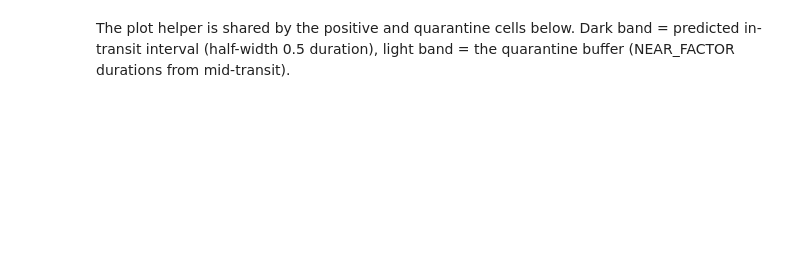
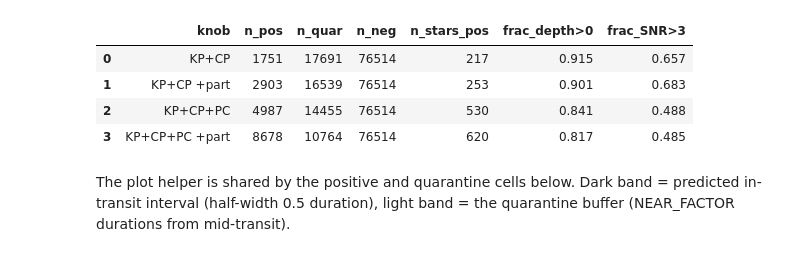
Before and after one commit to BrightonLiu-zZ/Stellar-World-Model, a Jupyter notebook: src/notebooks/transit_window_label_sanity.ipynb, the cells around one changed output. Cells and saved outputs as stored; diff of their text form; code cells hidden in the pictures; blank space fills up the shorter version.

```diff
--- a/src/notebooks/transit_window_label_sanity.ipynb
+++ b/src/notebooks/transit_window_label_sanity.ipynb
@@ -47,3 +91,54 @@ INFO:sanity:indexed 5903 npz across 5903 segments for 813 transit TICs
+# %%
+def _window_depth_snr(times_row, flux_row, toi_rows):
+    """Fold-dip depth (MAD units) + SNR for one 256-window, using the star's TOIs (union in-transit mask).
+    depth = median(out-of-transit flux) - median(in-transit flux); >0 means a dip is present."""
+    t = times_row.astype(np.float64)
+    in_mask = np.zeros(t.shape, dtype=bool)
+    for (P, T0, dur, _disp) in toi_rows:
+        d = dur if np.isfinite(dur) else median_dur
+        phase = np.mod(t - T0 + 0.5 * P, P) - 0.5 * P
+        in_mask |= np.abs(phase) <= 0.5 * d
+    base = ~in_mask
+    if in_mask.sum() < 3 or base.sum() < 10:
+        return np.nan, np.nan
+    depth = float(np.median(flux_row[base]) - np.median(flux_row[in_mask]))
+    noise = 1.4826 * float(np.median(np.abs(flux_row[base] - np.median(flux_row[base]))))
+    snr = depth / (noise / np.sqrt(in_mask.sum())) if noise > 0 else np.nan
+    return depth, snr
+
+
+# depth/SNR is knob-independent per window; compute it once on the loosest knob's positives (a superset
+# of every knob's positives), grouping by segment so each npz loads once, then reuse for all knobs.
+superset = annot[derive_label(annot, {"CP", "KP", "PC"}, True) == 1]
+ds_map = {}
+for (tic, sector, seg_idx), grp in tqdm(superset.groupby(["tic_id", "sector", "seg_idx"]), desc="depth/snr"):
+    key = (int(tic), int(sector), int(seg_idx))
+    if key not in npz_index:
+        continue
+    times, flux = replay_segment(npz_index[key][0], 256, 20.0)
+    toi_rows = eph.get(int(tic), [])
+    for r in grp.itertuples(index=False):
+        ds_map[int(r.row)] = _window_depth_snr(times[int(r.win_in_seg)], flux[int(r.win_in_seg)], toi_rows)
+annot["depth"] = annot["row"].map(lambda r: ds_map.get(int(r), (np.nan, np.nan))[0])
+annot["snr"] = annot["row"].map(lambda r: ds_map.get(int(r), (np.nan, np.nan))[1])
+
+KNOBS = [("KP+CP", {"CP", "KP"}, False), ("KP+CP +part", {"CP", "KP"}, True),
+         ("KP+CP+PC", {"CP", "KP", "PC"}, False), ("KP+CP+PC +part", {"CP", "KP", "PC"}, True)]
+rows = []
+for name, dsv, ip in KNOBS:
+    lab = derive_label(annot, dsv, ip)
+    pos = annot[lab == 1]
+    rows.append({"knob": name, "n_pos": int((lab == 1).sum()), "n_quar": int((lab == -1).sum()),
+                 "n_neg": int((lab == 0).sum()), "n_stars_pos": int(pos["tic_id"].nunique()),
+                 "frac_depth>0": round(float((pos["depth"] > 0).mean()), 3),
+                 "frac_SNR>3": round(float((pos["snr"] > 3).mean()), 3)})
+pd.DataFrame(rows)
+# %% [output]
+|  | knob | n_pos | n_quar | n_neg | n_stars_pos | frac_depth>0 | frac_SNR>3 |
+| 0 | KP+CP | 1751 | 17691 | 76514 | 217 | 0.915 | 0.657 |
+| 1 | KP+CP +part | 2903 | 16539 | 76514 | 253 | 0.901 | 0.683 |
+| 2 | KP+CP+PC | 4987 | 14455 | 76514 | 530 | 0.841 | 0.488 |
+| 3 | KP+CP+PC +part | 8678 | 10764 | 76514 | 620 | 0.817 | 0.485 |
 # %% [markdown]
 The plot helper is shared by the positive and quarantine cells below. Dark band = predicted in-transit interval (half-width 0.5 duration), light band = the quarantine buffer (NEAR_FACTOR durations from mid-transit).
 # %%
```
Also changed, not shown: parts of 13 cells of this notebook.
